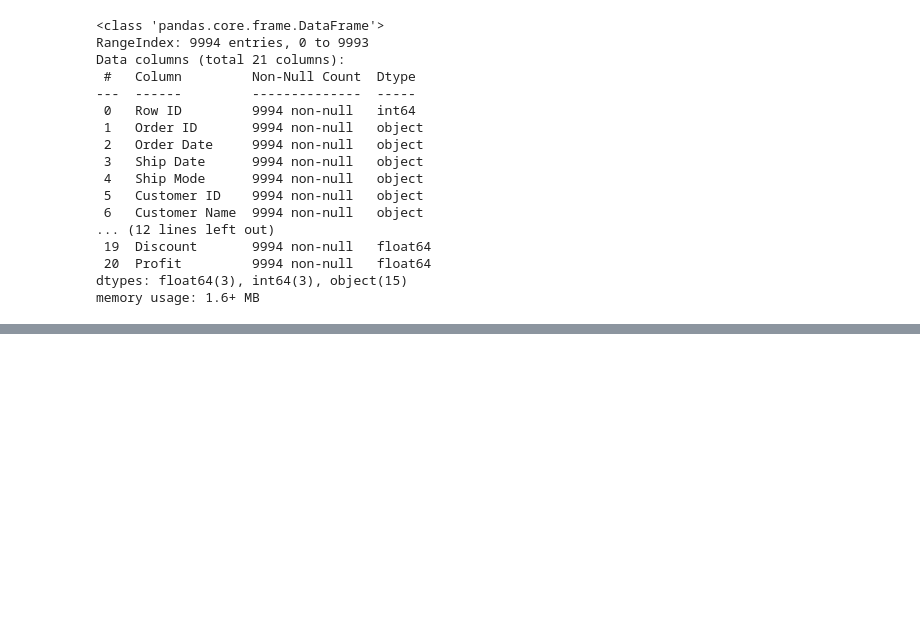
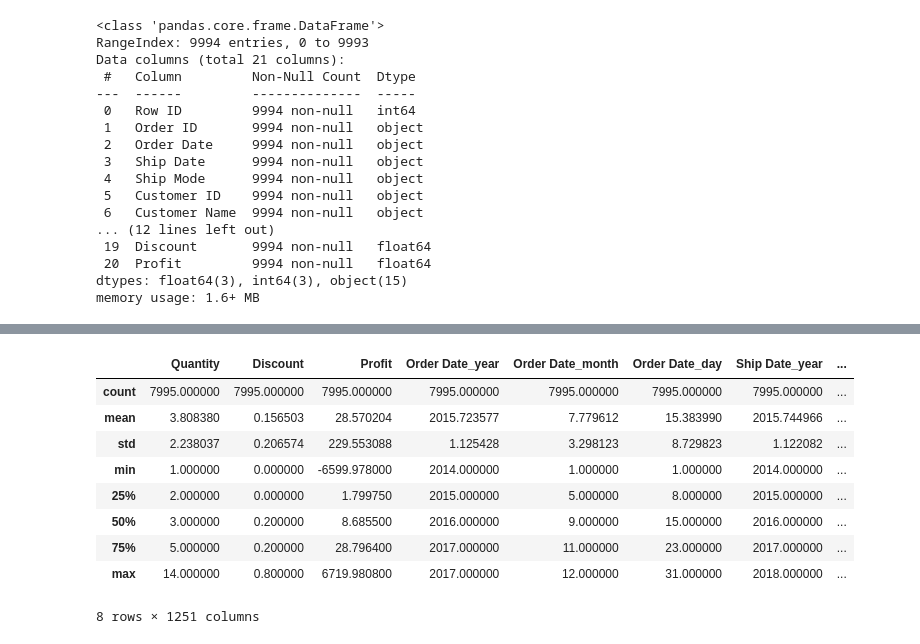
Before and after one commit to sahilkumar0511/Superstore_Sales_Prediction, a Jupyter notebook: Superstore_Sales_Prediction.ipynb, the cells around one changed output, grey strips where cells are left out. Cells and saved outputs as stored; diff of their text form; code cells hidden in the pictures; blank space fills up the shorter version.

```diff
--- a/Superstore_Sales_Prediction.ipynb
+++ b/Superstore_Sales_Prediction.ipynb
@@ -94,0 +136,13 @@ df
+# %%
+X_train.describe()
+# %% [output]
+|  | Quantity | Discount | Profit | Order Date_year | Order Date_month | Order Date_day | Ship Date_year | ... |
+| count | 7995.000000 | 7995.000000 | 7995.000000 | 7995.000000 | 7995.000000 | 7995.000000 | 7995.000000 | ... |
+| mean | 3.808380 | 0.156503 | 28.570204 | 2015.723577 | 7.779612 | 15.383990 | 2015.744966 | ... |
+| std | 2.238037 | 0.206574 | 229.553088 | 1.125428 | 3.298123 | 8.729823 | 1.122082 | ... |
+| min | 1.000000 | 0.000000 | -6599.978000 | 2014.000000 | 1.000000 | 1.000000 | 2014.000000 | ... |
+| 25% | 2.000000 | 0.000000 | 1.799750 | 2015.000000 | 5.000000 | 8.000000 | 2015.000000 | ... |
+| 50% | 3.000000 | 0.200000 | 8.685500 | 2016.000000 | 9.000000 | 15.000000 | 2016.000000 | ... |
+| 75% | 5.000000 | 0.200000 | 28.796400 | 2017.000000 | 11.000000 | 23.000000 | 2017.000000 | ... |
+| max | 14.000000 | 0.800000 | 6719.980800 | 2017.000000 | 12.000000 | 31.000000 | 2018.000000 | ... |
+8 rows × 1251 columns
```
Also changed, not shown: parts of 14 cells of this notebook.
